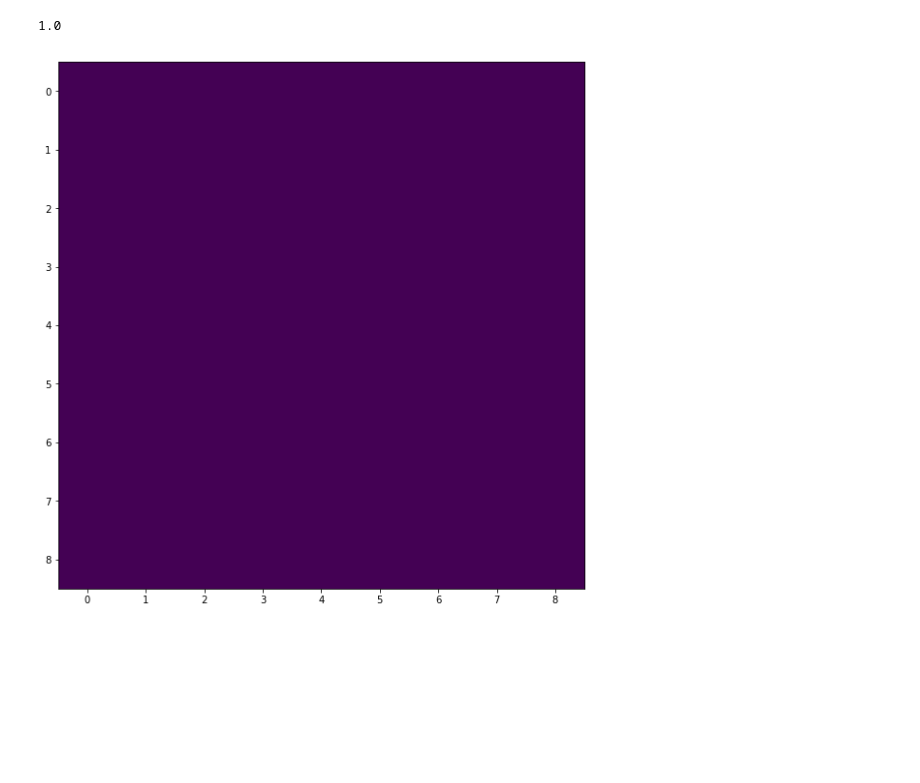
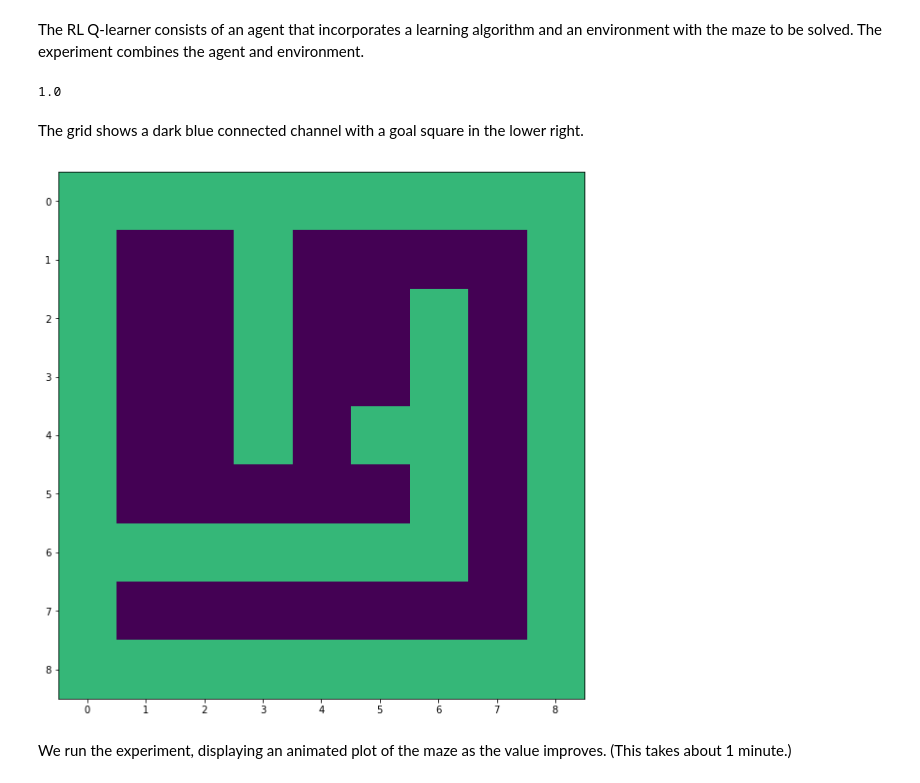
Before and after one commit to microsoft/ICSE2019, a Jupyter notebook: Rlearning/maze.ipynb, the cells around one changed output. Cells and saved outputs as stored; diff of their text form; code cells hidden in the pictures; blank space fills up the shorter version.

```diff
--- a/Rlearning/maze.ipynb
+++ b/Rlearning/maze.ipynb
@@ -13 +25,4 @@ from IPython.display import HTML
+# %% [markdown]
+
+The RL Q-learner consists of an agent that incorporates a learning algorithm and an environment with the maze to be solved. The experiment combines the agent and environment.
 # %%
@@ -67,22 +67,19 @@ def tb_mean(tbl):
 tb_mean(table)
 # %% [output]
 1.0
+# %% [markdown]
+The grid shows a dark blue connected channel with a goal square in the lower right.
 # %%
+# Initialize the animation canvas
 fig, ax = plt.subplots(figsize= (10,10))
-#fig = plt.figure()
-
-#ax = plt.axes( xlim =( 0,9), ylim = (0, 9))
-im = plt.imshow(np.zeros((9,9)), vmin=0, vmax=1.5, animated=True)
-value_traj = []
+im = plt.imshow(envmatrix, vmin=0, vmax=1.5, animated=True)
 
 def im_init():
     table.initialize(1.0)
-#    im = plt.imshow(table.params.reshape(81,4).max(1).reshape(9,9), vmin=0, vmax=5,animated=True)
     im.set_data(table.params.reshape(81,4).max(1).reshape(9,9))
     return [im]
-# im_init()
 # %% [output]
-[figure, old version]
+[figure, new version]
 # %%
 def im_animate(i):
     # interact with the environment (here in batch mode)
@@ -106 +103,3 @@ im_anim = animation.FuncAnimation(fig, im_animate, init_func=im_init,
+# %% [markdown]
+We run the experiment, displaying an animated plot of the maze as the value improves. (This takes about 1 minute.)
 # %%
```
Also changed, not shown: parts of 10 cells of this notebook, 5 other files.
